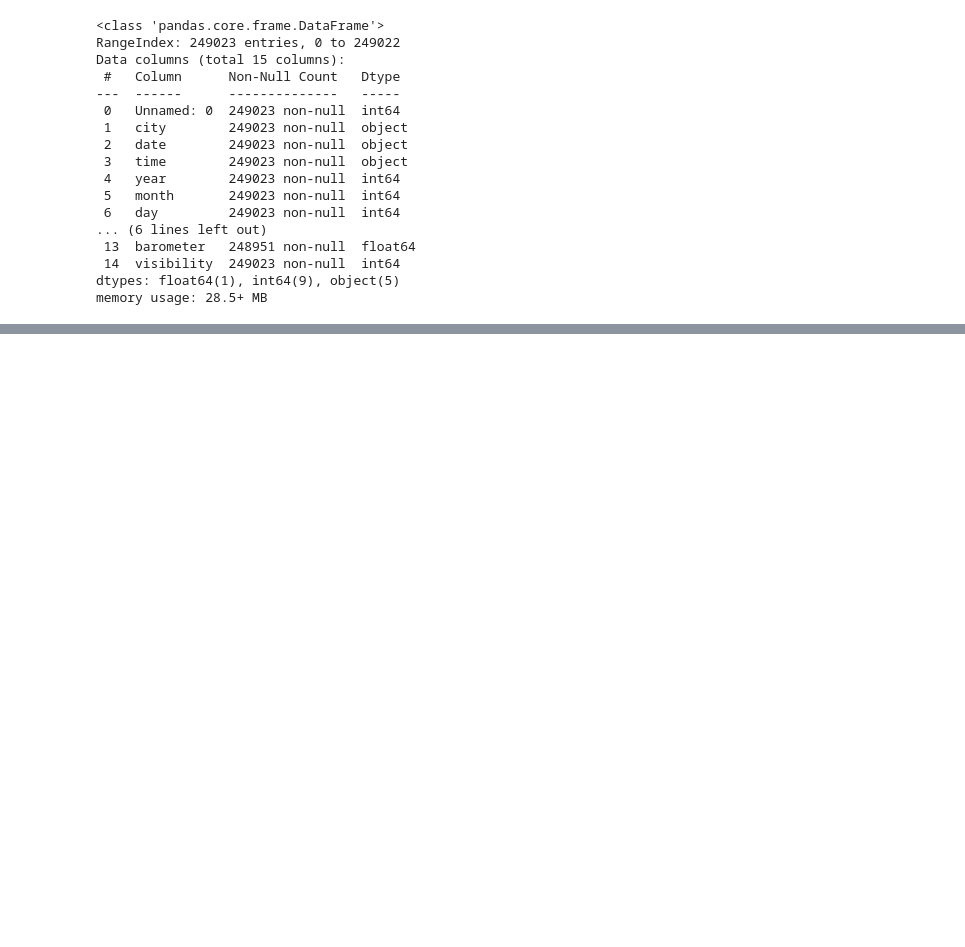
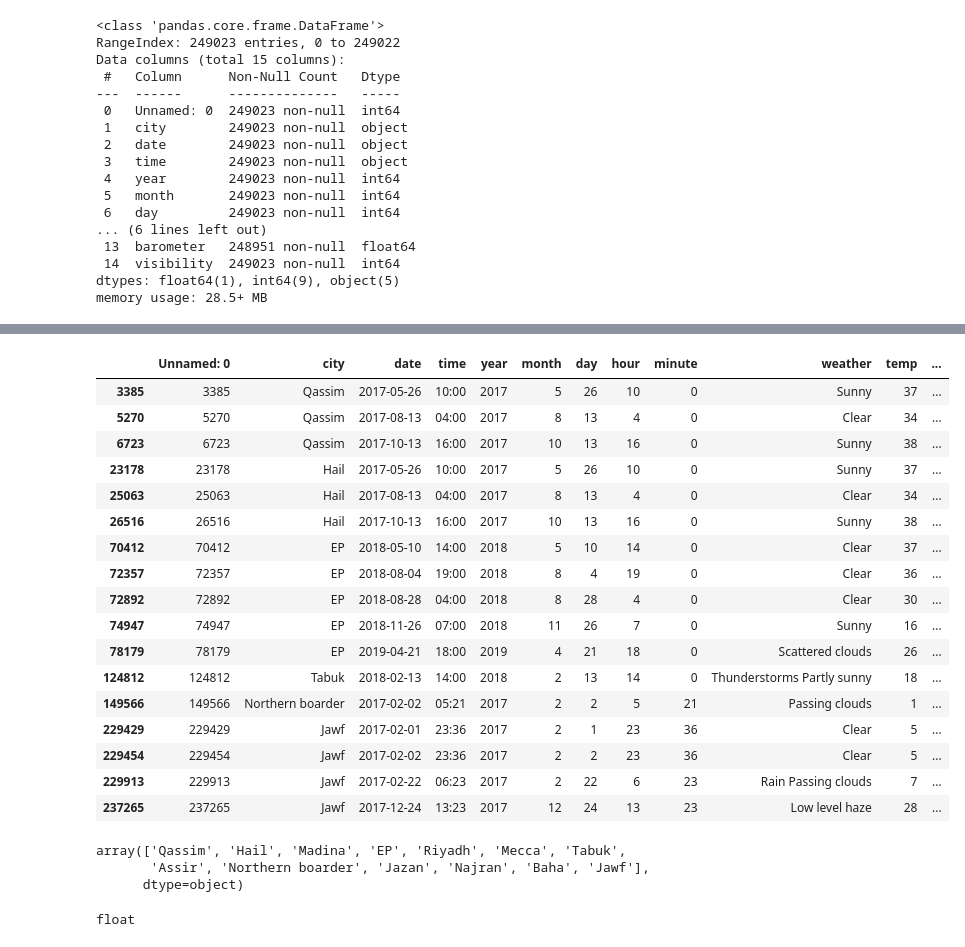
Before and after one commit to naiforfi/Bootcamp_repo, a Jupyter notebook: Saudi_Arabia_Rain.ipynb, the cells around one changed output, grey strips where cells are left out. Cells and saved outputs as stored; diff of their text form; code cells hidden in the pictures; blank space fills up the shorter version.

Commit message:
missing value based on city

```diff
--- a/Saudi_Arabia_Rain.ipynb
+++ b/Saudi_Arabia_Rain.ipynb
@@ -41,2 +49,3 @@ memory usage: 28.5+ MB
 # %%
 data['date'] = pd.to_datetime(data["date"])
+data['humidity'] = pd.to_numeric(data["humidity"].str.replace('%',' '), downcast="float") / 100
@@ -62,0 +113,27 @@ memory usage: 28.5+ MB
+# %%
+data[data['humidity'].isnull() == True]
+# %% [output]
+|  | Unnamed: 0 | city | date | time | year | month | day | hour | minute | weather | temp | ... |
+| 3385 | 3385 | Qassim | 2017-05-26 | 10:00 | 2017 | 5 | 26 | 10 | 0 | Sunny | 37 | ... |
+| 5270 | 5270 | Qassim | 2017-08-13 | 04:00 | 2017 | 8 | 13 | 4 | 0 | Clear | 34 | ... |
+| 6723 | 6723 | Qassim | 2017-10-13 | 16:00 | 2017 | 10 | 13 | 16 | 0 | Sunny | 38 | ... |
+| 23178 | 23178 | Hail | 2017-05-26 | 10:00 | 2017 | 5 | 26 | 10 | 0 | Sunny | 37 | ... |
+| 25063 | 25063 | Hail | 2017-08-13 | 04:00 | 2017 | 8 | 13 | 4 | 0 | Clear | 34 | ... |
+| 26516 | 26516 | Hail | 2017-10-13 | 16:00 | 2017 | 10 | 13 | 16 | 0 | Sunny | 38 | ... |
+| 70412 | 70412 | EP | 2018-05-10 | 14:00 | 2018 | 5 | 10 | 14 | 0 | Clear | 37 | ... |
+| 72357 | 72357 | EP | 2018-08-04 | 19:00 | 2018 | 8 | 4 | 19 | 0 | Clear | 36 | ... |
+| 72892 | 72892 | EP | 2018-08-28 | 04:00 | 2018 | 8 | 28 | 4 | 0 | Clear | 30 | ... |
+| 74947 | 74947 | EP | 2018-11-26 | 07:00 | 2018 | 11 | 26 | 7 | 0 | Sunny | 16 | ... |
+| 78179 | 78179 | EP | 2019-04-21 | 18:00 | 2019 | 4 | 21 | 18 | 0 | Scattered clouds | 26 | ... |
+| 124812 | 124812 | Tabuk | 2018-02-13 | 14:00 | 2018 | 2 | 13 | 14 | 0 | Thunderstorms Partly sunny | 18 | ... |
+| 149566 | 149566 | Northern boarder | 2017-02-02 | 05:21 | 2017 | 2 | 2 | 5 | 21 | Passing clouds | 1 | ... |
+| 229429 | 229429 | Jawf | 2017-02-01 | 23:36 | 2017 | 2 | 1 | 23 | 36 | Clear | 5 | ... |
+| 229454 | 229454 | Jawf | 2017-02-02 | 23:36 | 2017 | 2 | 2 | 23 | 36 | Clear | 5 | ... |
+| 229913 | 229913 | Jawf | 2017-02-22 | 06:23 | 2017 | 2 | 22 | 6 | 23 | Rain Passing clouds | 7 | ... |
+| 237265 | 237265 | Jawf | 2017-12-24 | 13:23 | 2017 | 12 | 24 | 13 | 23 | Low level haze | 28 | ... |
+# %%
+data['city'].unique()
+# %% [output]
+array(['Qassim', 'Hail', 'Madina', 'EP', 'Riyadh', 'Mecca', 'Tabuk',
+       'Assir', 'Northern boarder', 'Jazan', 'Najran', 'Baha', 'Jawf'],
+      dtype=object)
@@ -62,0 +142,5 @@ memory usage: 28.5+ MB
+# %%
+#means
+type(means['Northern boarder']['humidity'])
+# %% [output]
+float
```
Also changed, not shown: parts of 23 cells of this notebook.
